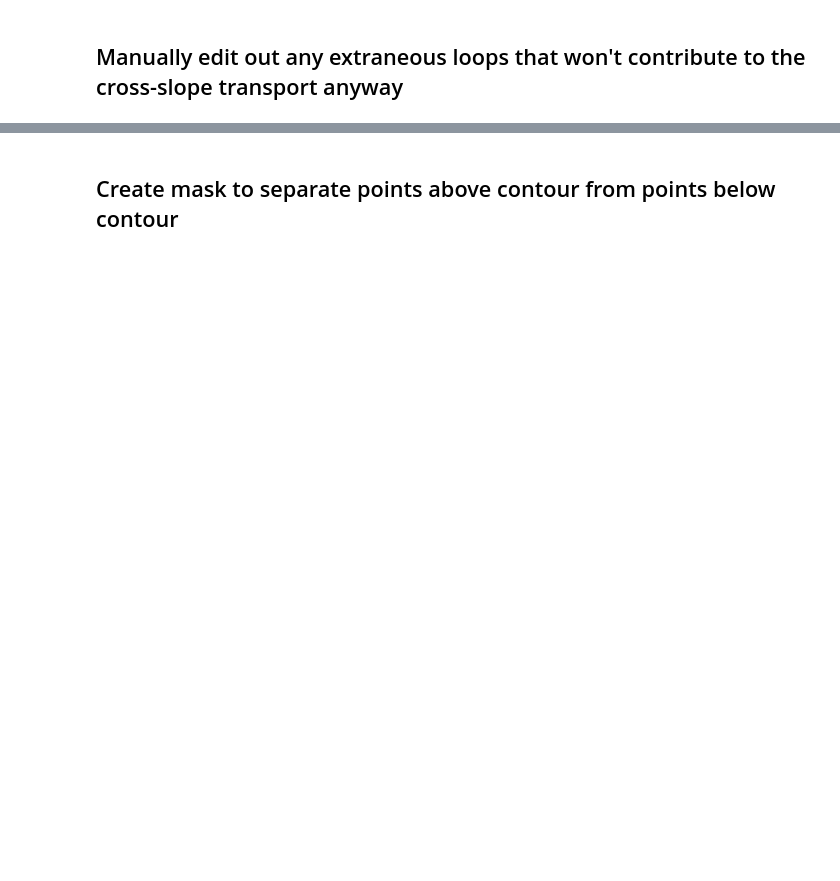
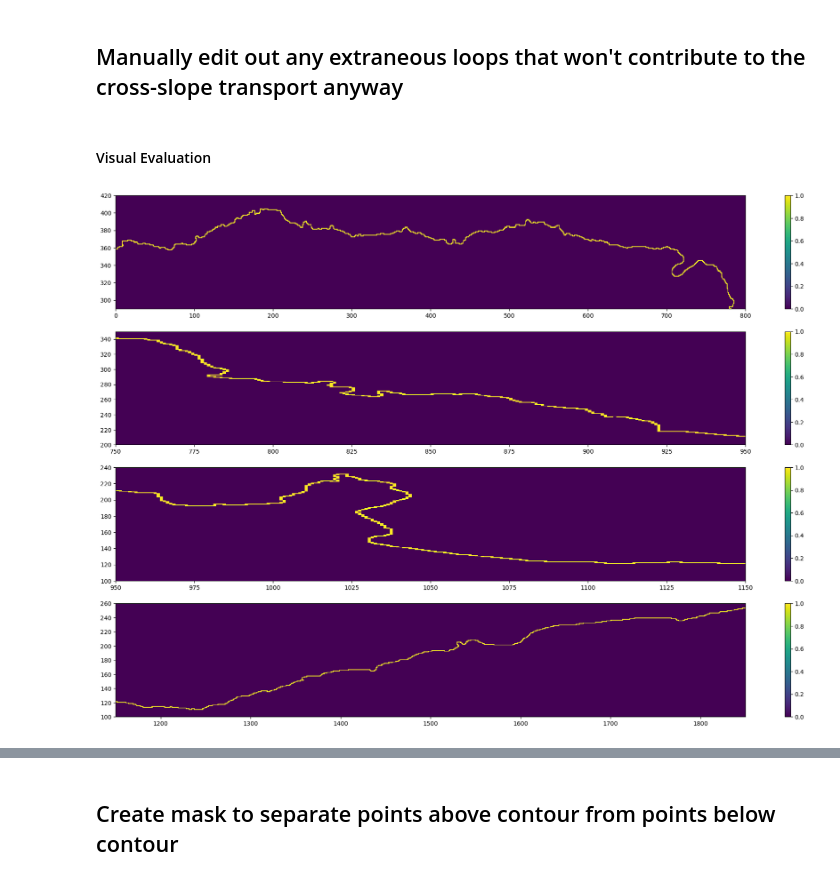
Before and after one commit to willaguiar/Panan_HT_ASC, a Jupyter notebook: Jupyter/find_depth_contour.ipynb, the cells around one changed output, grey strips where cells are left out. Cells and saved outputs as stored; diff of their text form; code cells hidden in the pictures; blank space fills up the shorter version.

```diff
--- a/Jupyter/find_depth_contour.ipynb
+++ b/Jupyter/find_depth_contour.ipynb
@@ -170,2 +190,36 @@ plt.ylim((-68,-62));
 # %% [markdown]
 ## Manually edit out any extraneous loops that won't contribute to the cross-slope transport anyway
+# %% [markdown]
+#### Visual Evaluation
+# %%
+plt.figure(1,figsize=(24,16))
+
+plt.subplot(4,1,1) #Do we need to fix the loop in xind =100?
+plt.pcolormesh(contour_mask)
+plt.colorbar()
+plt.clim((0,1))
+plt.xlim((0,800))
+plt.ylim(290,420);
+
+plt.subplot(4,1,2) #Do we need to fix the loop in xind =775,820,825?
+plt.pcolormesh(contour_mask)
+plt.colorbar()
+plt.clim((0,1))
+plt.xlim((750,950))
+plt.ylim(200,350);
+
+plt.subplot(4,1,3) #Do we need to fix the loop in xind =1020?
+plt.pcolormesh(contour_mask)
+plt.colorbar()
+plt.clim((0,1))
+plt.xlim((950,1150))
+plt.ylim(100,240);
+
+plt.subplot(4,1,4) #Do we need to fix the loop in xind =1370?
+plt.pcolormesh(contour_mask)
+plt.colorbar()
+plt.clim((0,1))
+plt.xlim((1150,1850))
+plt.ylim(100,260);
+# %% [output]
+[figure, added]
```
Also changed, not shown: parts of 21 cells of this notebook.
